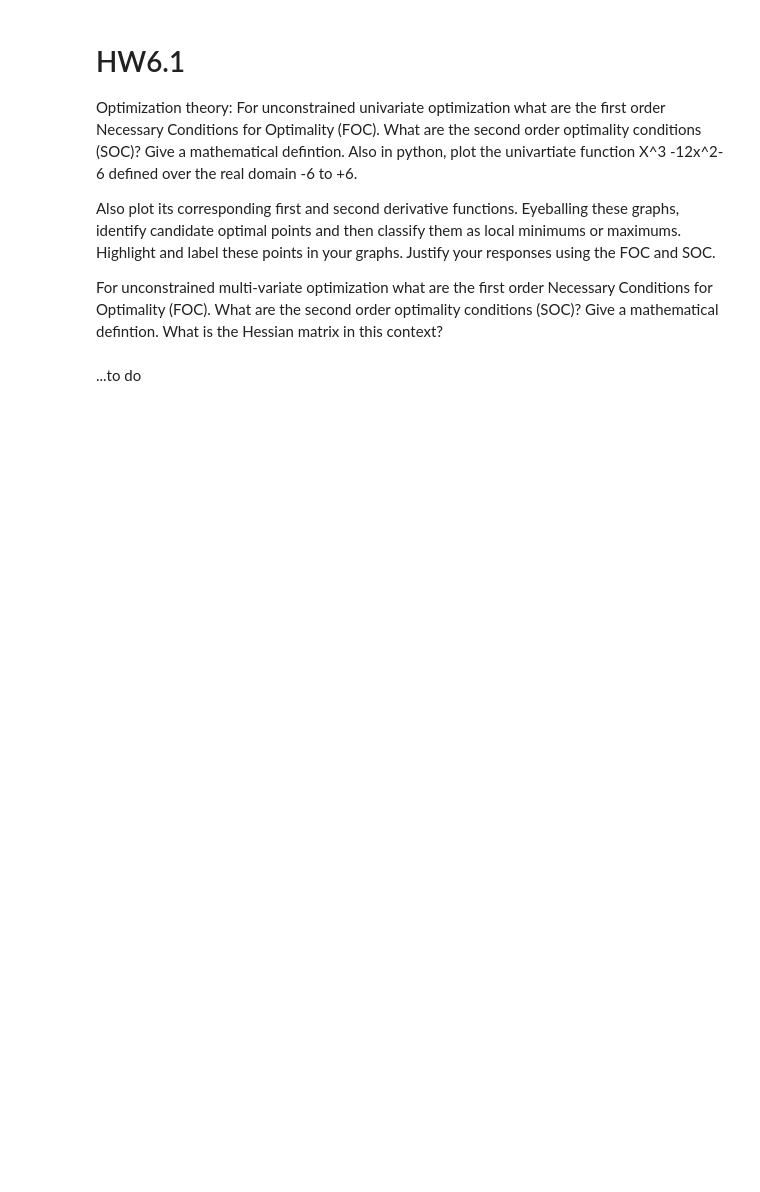
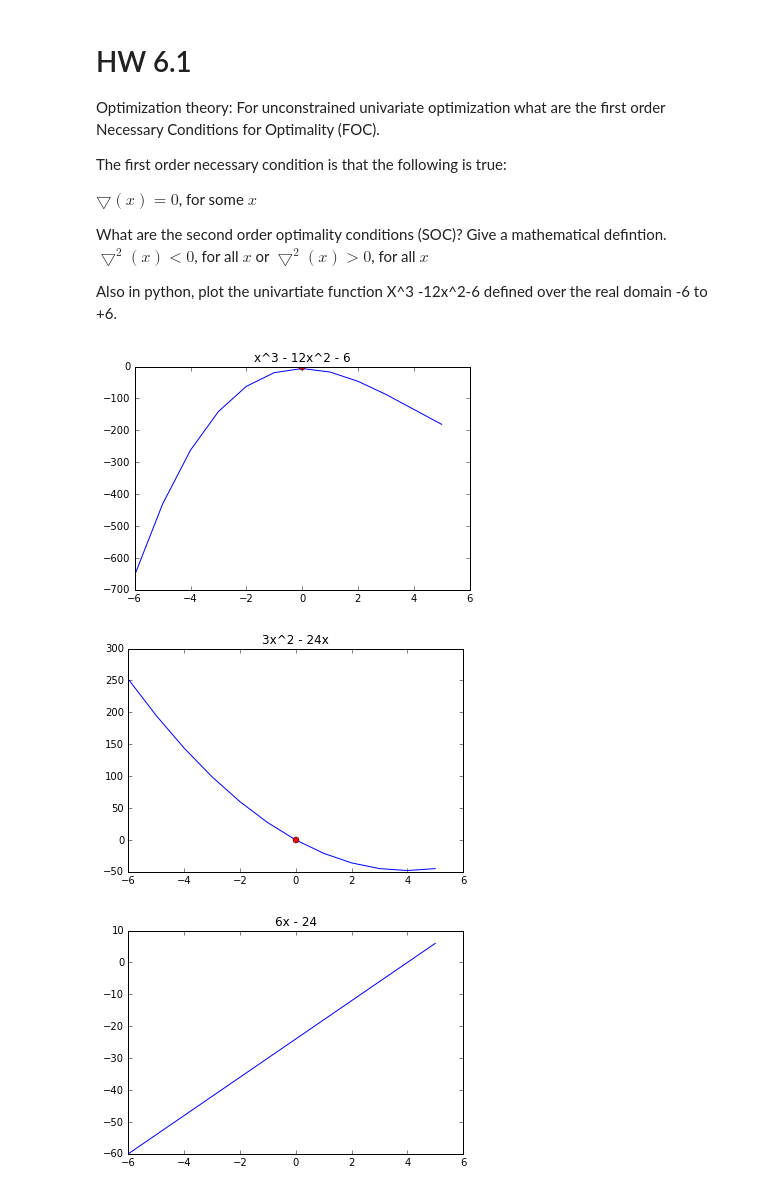
Before and after one commit to venamax/MIDS-W261, a Jupyter notebook: MIDS-W261-2016_HWK6-Week07-Team5.ipynb, the cells around one changed output. Drawn from its saved outputs; the diff is of its cells as text; code cells hidden in the pictures; blank space fills up the shorter version.

```diff
--- a/MIDS-W261-2016_HWK6-Week07-Team5.ipynb
+++ b/MIDS-W261-2016_HWK6-Week07-Team5.ipynb
@@ -15,18 +30,60 @@ In mathematics, computer science, economics, or management science what is mathe
 # %% [markdown]
-# HW6.1
-Optimization theory:
-For unconstrained univariate optimization what are the first order  Necessary Conditions for Optimality
- (FOC).  What are the second order optimality conditions (SOC)? Give a mathematical defintion. Also in
- python, plot the univartiate function
+# HW 6.1
+
+<b/>Optimization theory:
+For unconstrained univariate optimization what are the first order  Necessary Conditions for Optimality (FOC). </b><br/>
+
+The first order necessary condition is that the following is true:
+
+$\bigtriangledown(x) = 0$, for some $x$
+
+<b/>
+What are the second order optimality conditions (SOC)? Give a mathematical defintion.
+</b><br/>
+
+$\bigtriangledown^2(x) < 0$, for all $x$ or
+$\bigtriangledown^2(x) > 0$, for all $x$
+
+<b/>Also in python, plot the univartiate function
 X^3 -12x^2-6 defined over the real  domain -6 to +6.
-
-Also plot its corresponding first and second derivative functions. Eyeballing these graphs, identify
-candidate optimal points and then classify them as local minimums or maximums. Highlight and label
-these points in your graphs. Justify your responses using the FOC and SOC.
-
-For unconstrained multi-variate optimization what are the first order  Necessary Conditions for
-Optimality (FOC).  What are the second order optimality conditions (SOC)? Give a mathematical
-defintion. What is the Hessian matrix in this context?
+ </b><br/>
-# %% [markdown]
-...to do
+# %%
+%matplotlib inline
+import numpy as np
+import matplotlib.pyplot as plt
+def graph(formula, x_range):
+    x = np.array(x_range)
+    y = eval(formula)
+    plt.plot(x, y)
+    plt.title(formula)
+    plt.show()
+
+#graph('x**3 -12*x**2-6', range(-6, 6))
+#graph('3*x**2 -24*x', range(-6, 6))
+#graph('6*x - 24', range(-6, 6))
+
+x = np.array(range(-6,6))
+formula = 'x**3 -12*x**2-6'
+y = eval(formula)
+plt.plot(x, y)
+plt.plot(0,0,'ro')
+plt.title('x^3 - 12x^2 - 6')
+plt.show()
+
+formula = '3*x**2 -24*x'
+y = eval(formula)
+plt.plot(x, y,)
+plt.plot(0,0,'ro')
+plt.title('3x^2 - 24x')
+plt.show()
+
+formula = '6*x-24'
+y = eval(formula)
+plt.plot(x, y)
+plt.title('6x - 24')
+plt.show()
+# %% [output]
+[figure, added]
+[figure, added]
+[figure, added]
 # %% [markdown]
```
Also changed, not shown: parts of 37 cells of this notebook.
